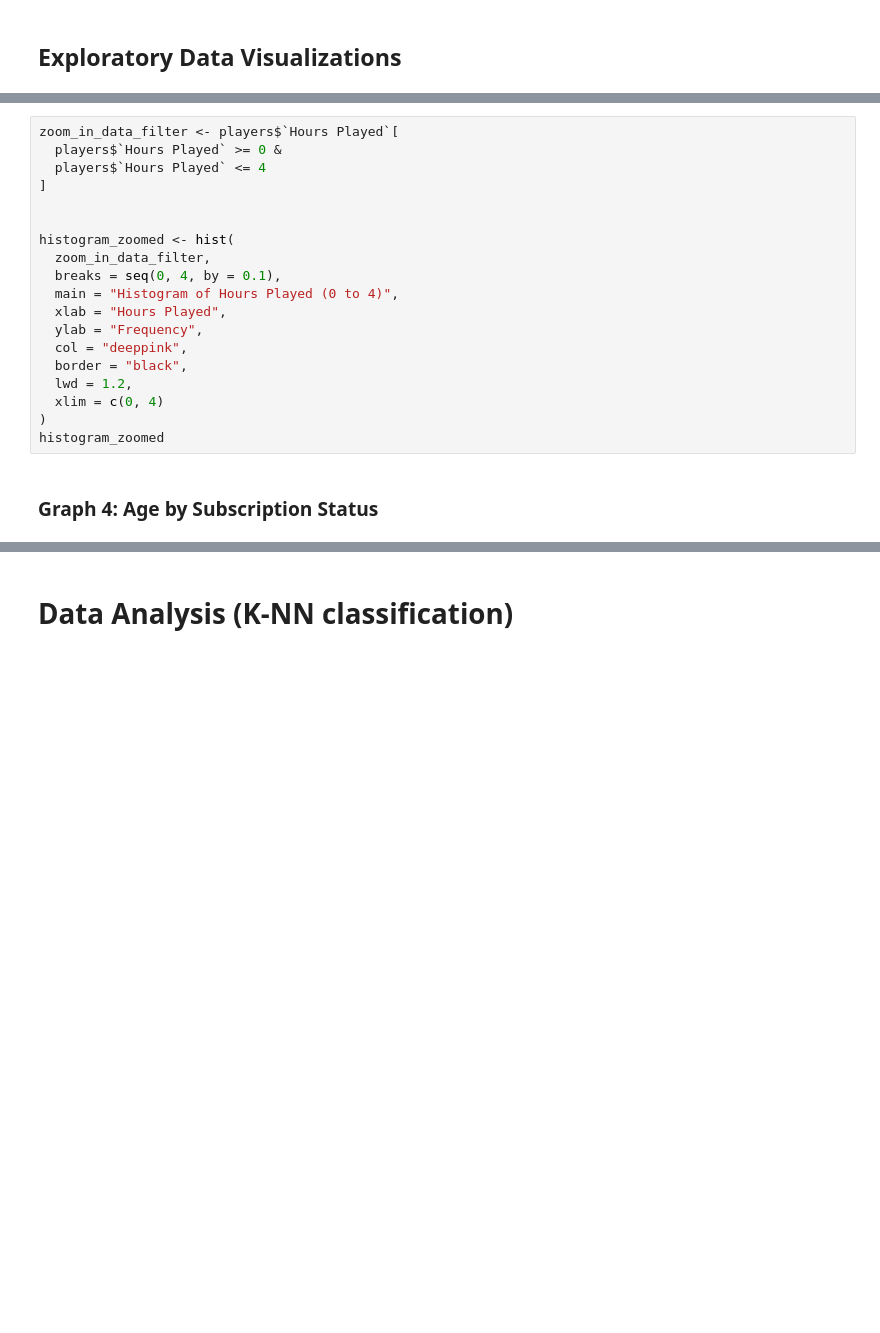
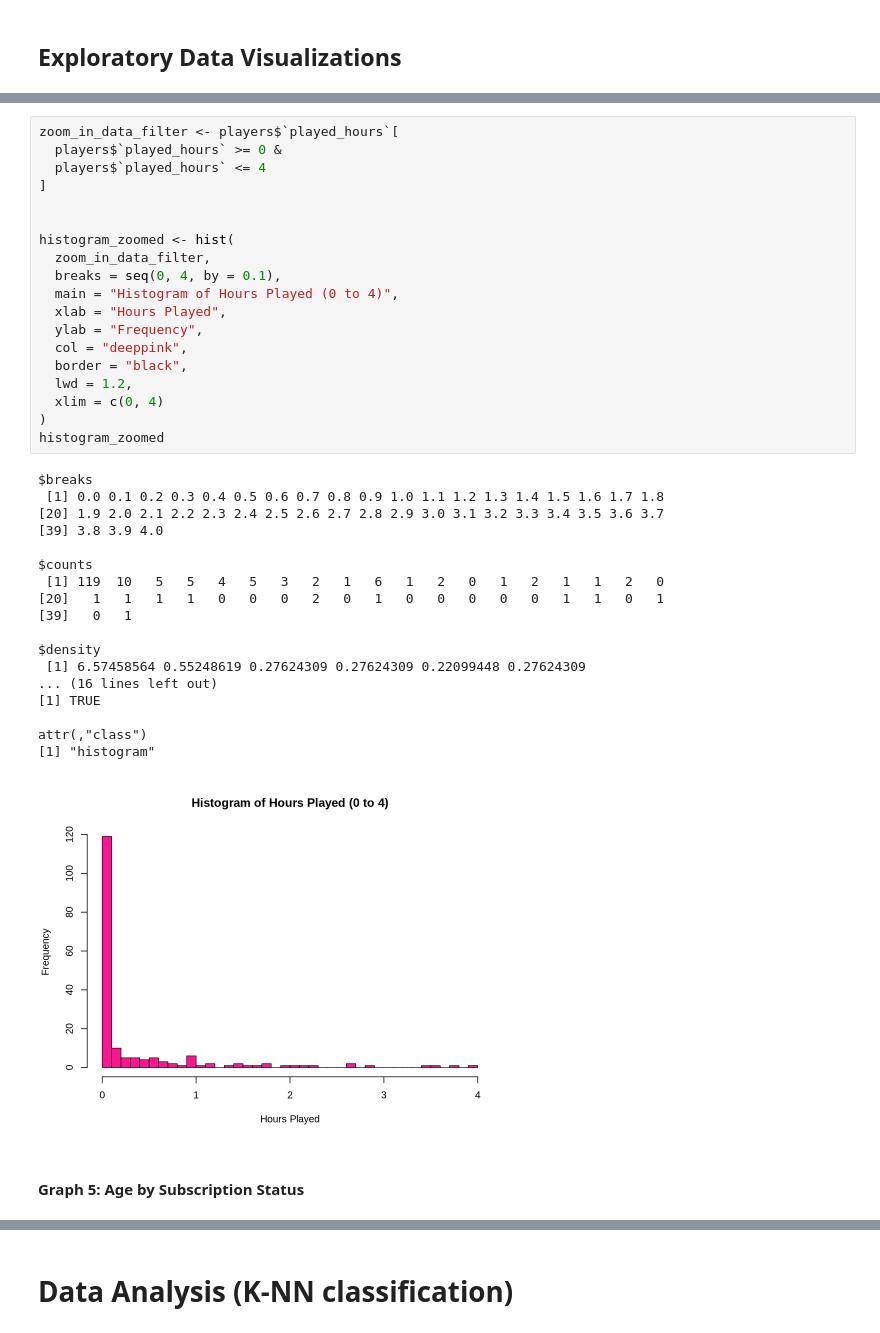
Before and after one commit to ilin27/dsci-100-group-project, a Jupyter notebook: final_project_report_group_7.ipynb, the cells around one changed output, grey strips where cells are left out. Cells and saved outputs as stored; diff of their text form; blank space fills up the shorter version.

```diff
--- a/final_project_report_group_7.ipynb
+++ b/final_project_report_group_7.ipynb
@@ -190,22 +237,41 @@ Most of the observations in the Histogram of Hours Played are in the first four
 # %%
-zoom_in_data_filter <- players$`Hours Played`[
-  players$`Hours Played` >= 0 &
-  players$`Hours Played` <= 4
+zoom_in_data_filter <- players$`played_hours`[
+  players$`played_hours` >= 0 &
+  players$`played_hours` <= 4
 ]
 
 
 histogram_zoomed <- hist(
   zoom_in_data_filter,
   breaks = seq(0, 4, by = 0.1),
   main = "Histogram of Hours Played (0 to 4)",
   xlab = "Hours Played",
   ylab = "Frequency",
   col = "deeppink",
   border = "black",
   lwd = 1.2,
   xlim = c(0, 4)
 )
 histogram_zoomed
+# %% [output]
+$breaks
+ [1] 0.0 0.1 0.2 0.3 0.4 0.5 0.6 0.7 0.8 0.9 1.0 1.1 1.2 1.3 1.4 1.5 1.6 1.7 1.8
+[20] 1.9 2.0 2.1 2.2 2.3 2.4 2.5 2.6 2.7 2.8 2.9 3.0 3.1 3.2 3.3 3.4 3.5 3.6 3.7
+[39] 3.8 3.9 4.0
+
+$counts
+ [1] 119  10   5   5   4   5   3   2   1   6   1   2   0   1   2   1   1   2   0
+[20]   1   1   1   1   0   0   0   2   0   1   0   0   0   0   0   1   1   0   1
+[39]   0   1
+
+$density
+ [1] 6.57458564 0.55248619 0.27624309 0.27624309 0.22099448 0.27624309
+... (16 lines left out)
+[1] TRUE
+
+attr(,"class")
+[1] "histogram"
+[figure, added]
 # %% [markdown]
-### **Graph 4: Age by Subscription Status**
+#### **Graph 5: Age by Subscription Status**
 # %%
```
Also changed, not shown: parts of 29 cells of this notebook.
